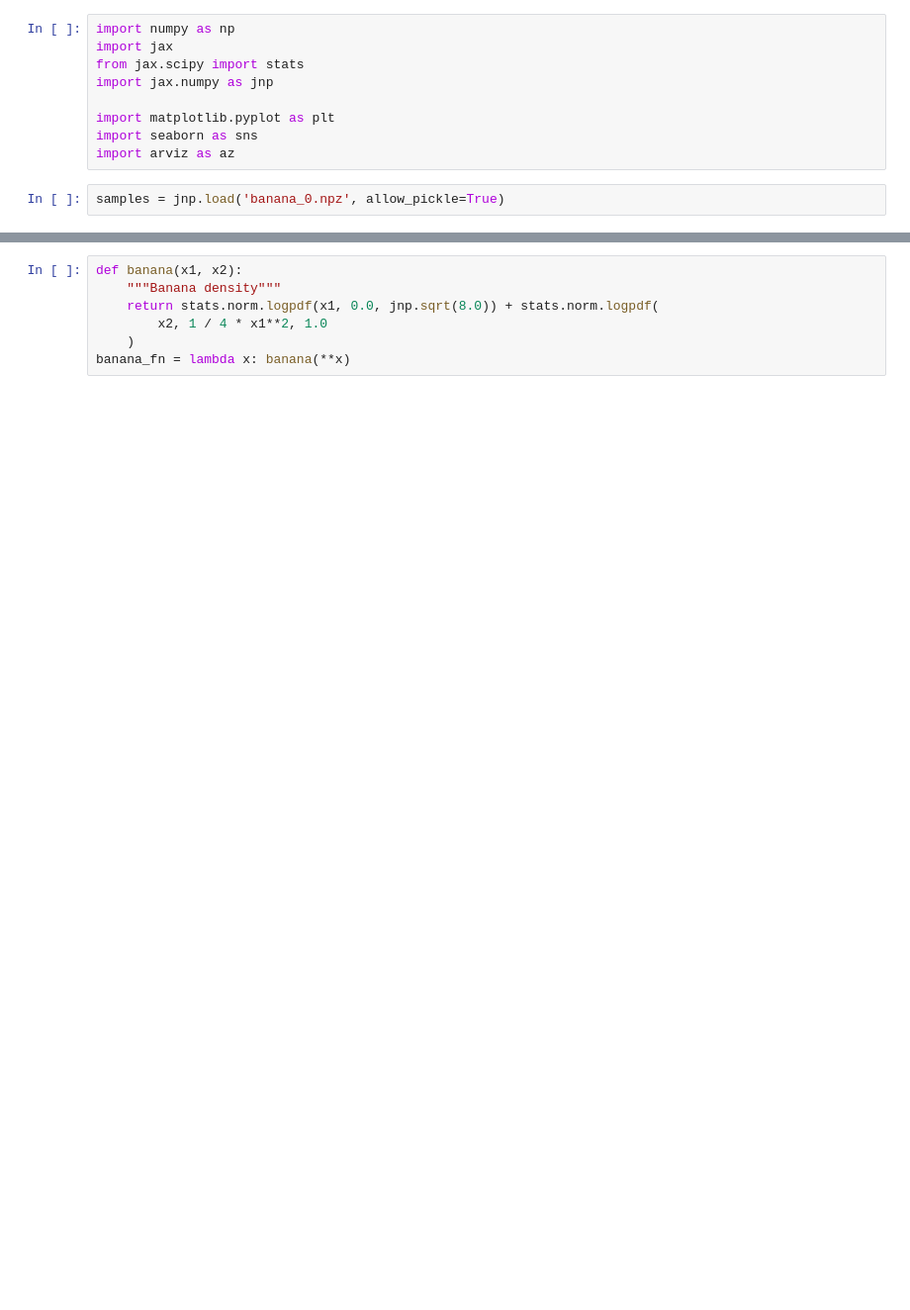
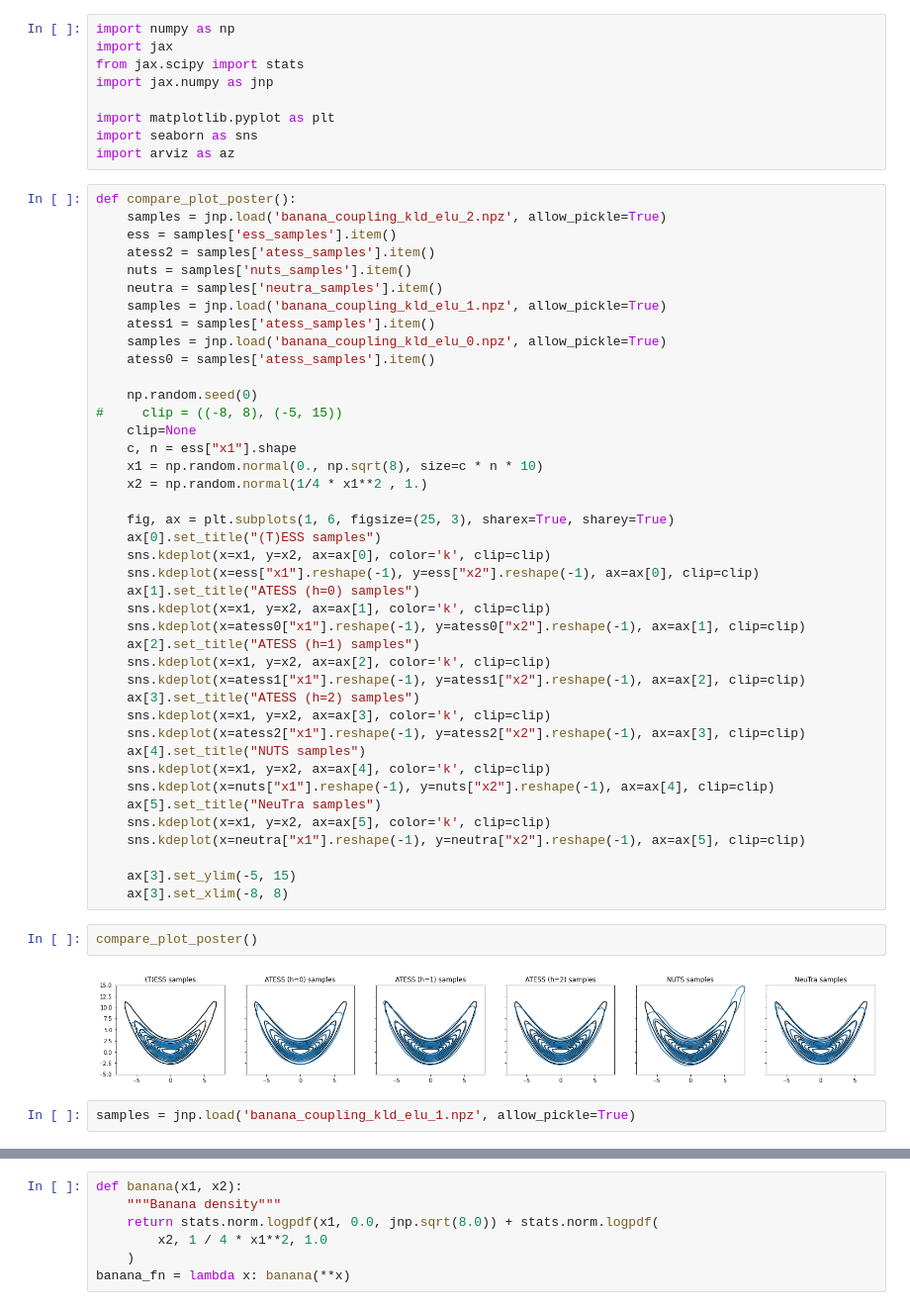
Before and after one commit to albcab/TESS, a Jupyter notebook: banana.ipynb, the cells around one changed output, grey strips where cells are left out. Shown at 99% size. Drawn from its saved outputs; the diff is of its cells as text; blank space fills up the shorter version.

```diff
--- a/banana.ipynb
+++ b/banana.ipynb
@@ -7,7 +7,52 @@ import jax.numpy as jnp
 import matplotlib.pyplot as plt
 import seaborn as sns
 import arviz as az
+# %%
+def compare_plot_poster():
+    samples = jnp.load('banana_coupling_kld_elu_2.npz', allow_pickle=True)
+    ess = samples['ess_samples'].item()
+    atess2 = samples['atess_samples'].item()
+    nuts = samples['nuts_samples'].item()
+    neutra = samples['neutra_samples'].item()
+    samples = jnp.load('banana_coupling_kld_elu_1.npz', allow_pickle=True)
+    atess1 = samples['atess_samples'].item()
+    samples = jnp.load('banana_coupling_kld_elu_0.npz', allow_pickle=True)
+    atess0 = samples['atess_samples'].item()
+
+    np.random.seed(0)
+#     clip = ((-8, 8), (-5, 15))
+    clip=None
+    c, n = ess["x1"].shape
+    x1 = np.random.normal(0., np.sqrt(8), size=c * n * 10)
+    x2 = np.random.normal(1/4 * x1**2 , 1.)
+
+    fig, ax = plt.subplots(1, 6, figsize=(25, 3), sharex=True, sharey=True)
+    ax[0].set_title("(T)ESS samples")
+    sns.kdeplot(x=x1, y=x2, ax=ax[0], color='k', clip=clip)
+    sns.kdeplot(x=ess["x1"].reshape(-1), y=ess["x2"].reshape(-1), ax=ax[0], clip=clip)
+    ax[1].set_title("ATESS (h=0) samples")
+    sns.kdeplot(x=x1, y=x2, ax=ax[1], color='k', clip=clip)
+    sns.kdeplot(x=atess0["x1"].reshape(-1), y=atess0["x2"].reshape(-1), ax=ax[1], clip=clip)
+    ax[2].set_title("ATESS (h=1) samples")
+    sns.kdeplot(x=x1, y=x2, ax=ax[2], color='k', clip=clip)
+    sns.kdeplot(x=atess1["x1"].reshape(-1), y=atess1["x2"].reshape(-1), ax=ax[2], clip=clip)
+    ax[3].set_title("ATESS (h=2) samples")
+    sns.kdeplot(x=x1, y=x2, ax=ax[3], color='k', clip=clip)
+    sns.kdeplot(x=atess2["x1"].reshape(-1), y=atess2["x2"].reshape(-1), ax=ax[3], clip=clip)
+    ax[4].set_title("NUTS samples")
+    sns.kdeplot(x=x1, y=x2, ax=ax[4], color='k', clip=clip)
+    sns.kdeplot(x=nuts["x1"].reshape(-1), y=nuts["x2"].reshape(-1), ax=ax[4], clip=clip)
+    ax[5].set_title("NeuTra samples")
+    sns.kdeplot(x=x1, y=x2, ax=ax[5], color='k', clip=clip)
+    sns.kdeplot(x=neutra["x1"].reshape(-1), y=neutra["x2"].reshape(-1), ax=ax[5], clip=clip)
+
+    ax[3].set_ylim(-5, 15)
+    ax[3].set_xlim(-8, 8)
+# %%
+compare_plot_poster()
+# %% [output]
+[figure, added]
 # %%
-samples = jnp.load('banana_0.npz', allow_pickle=True)
+samples = jnp.load('banana_coupling_kld_elu_1.npz', allow_pickle=True)
 # %%
 ess = samples['ess_samples'].item()
```
Also changed, not shown: parts of 8 cells of this notebook, 13 other files.
